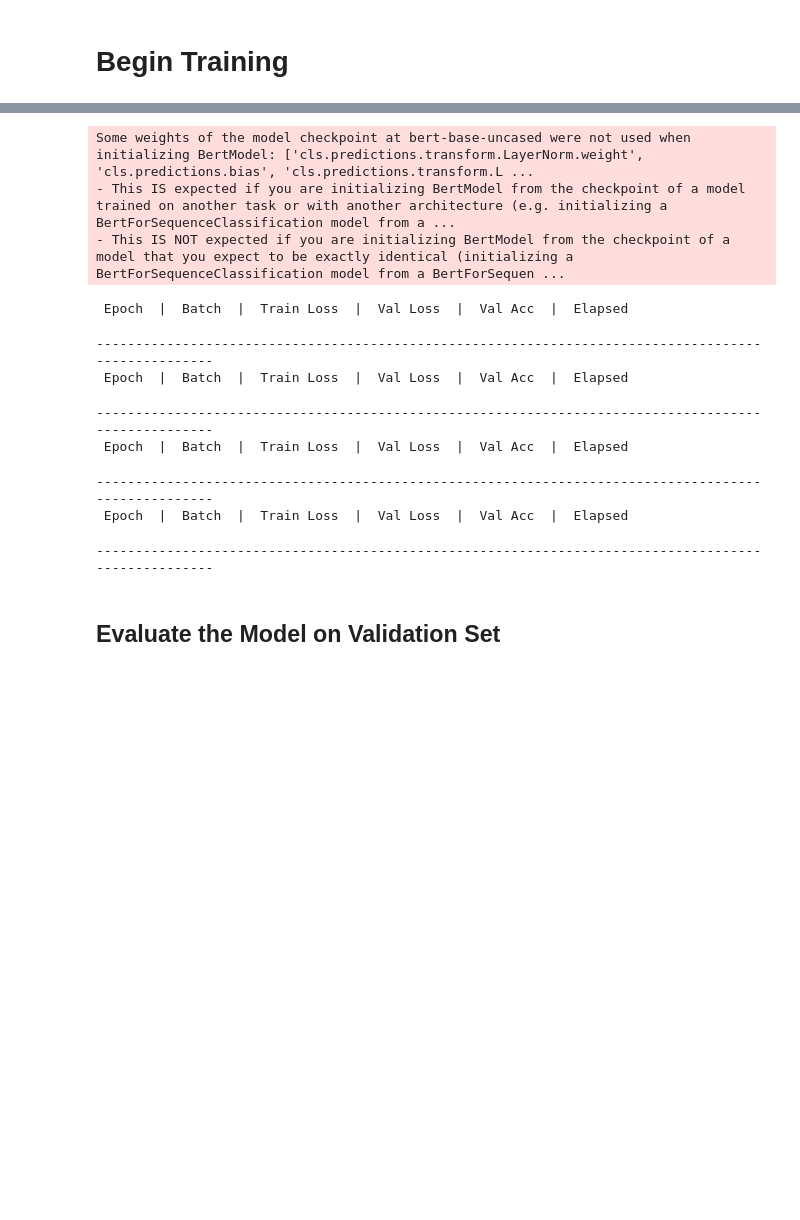
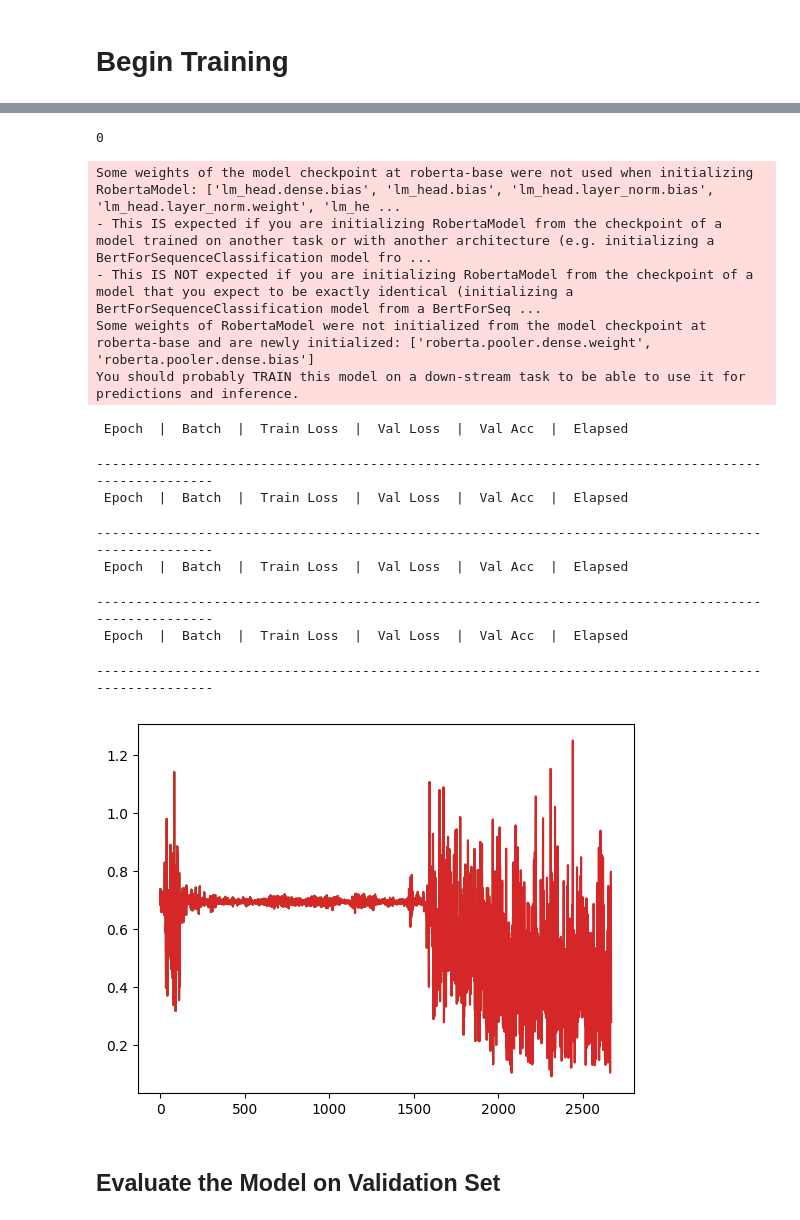
Before and after one commit to Sam-Malta/Gun-Control-Sentiment-Analysis, a Jupyter notebook: normal_twitter_sentiment_test.ipynb, the cells around one changed output, grey strips where cells are left out. Drawn from its saved outputs; the diff is of its cells as text; code cells hidden in the pictures; blank space fills up the shorter version.

```diff
--- a/normal_twitter_sentiment_test.ipynb
+++ b/normal_twitter_sentiment_test.ipynb
@@ -158,7 +159,7 @@ def preprocess_for_bert(data):
     input_ids = []
     attention_masks = []
 
-    tokenizer = BertTokenizer.from_pretrained('bert-base-uncased', do_lower_case=True)
+    tokenizer = RobertaTokenizer.from_pretrained('roberta-base', truncation=True, do_lower_case=True)
 
     for text in tqdm(data):
         # Use tokenizer.encode_plus to tokenize and encode the text
@@ -431,18 +433,30 @@ gc.collect()
+# %%
+#del bert_classifier, optimizer, scheduler
+torch.cuda.empty_cache()
+gc.collect()
+
+# Clear memory
+# %% [output]
+0
 # %%
-bert_classifer, optimizer, scheduler = init_model(epochs=4)
-train(bert_classifer, optimizer, scheduler, epochs=4)
+num_epochs = 4
+bert_classifier, optimizer, scheduler = init_model(epochs=num_epochs)
+train(bert_classifier, optimizer, scheduler, epochs=num_epochs)
 # %% [output]
-Some weights of the model checkpoint at bert-base-uncased were not used when initializing BertModel: ['cls.predictions.transform.LayerNorm.weight', 'cls.predictions.bias', 'cls.predictions.transform.L ...
-- This IS expected if you are initializing BertModel from the checkpoint of a model trained on another task or with another architecture (e.g. initializing a BertForSequenceClassification model from a ...
-- This IS NOT expected if you are initializing BertModel from the checkpoint of a model that you expect to be exactly identical (initializing a BertForSequenceClassification model from a BertForSequen ...
+Some weights of the model checkpoint at roberta-base were not used when initializing RobertaModel: ['lm_head.dense.bias', 'lm_head.bias', 'lm_head.layer_norm.bias', 'lm_head.layer_norm.weight', 'lm_he ...
+- This IS expected if you are initializing RobertaModel from the checkpoint of a model trained on another task or with another architecture (e.g. initializing a BertForSequenceClassification model fro ...
+- This IS NOT expected if you are initializing RobertaModel from the checkpoint of a model that you expect to be exactly identical (initializing a BertForSequenceClassification model from a BertForSeq ...
+Some weights of RobertaModel were not initialized from the model checkpoint at roberta-base and are newly initialized: ['roberta.pooler.dense.weight', 'roberta.pooler.dense.bias']
+You should probably TRAIN this model on a down-stream task to be able to use it for predictions and inference.
  Epoch  |  Batch  |  Train Loss  |  Val Loss  |  Val Acc  |  Elapsed
 ----------------------------------------------------------------------------------------------------
  Epoch  |  Batch  |  Train Loss  |  Val Loss  |  Val Acc  |  Elapsed
 ----------------------------------------------------------------------------------------------------
  Epoch  |  Batch  |  Train Loss  |  Val Loss  |  Val Acc  |  Elapsed
 ----------------------------------------------------------------------------------------------------
  Epoch  |  Batch  |  Train Loss  |  Val Loss  |  Val Acc  |  Elapsed
 ----------------------------------------------------------------------------------------------------
+[figure, added]
 # %% [markdown]
 ## Evaluate the Model on Validation Set
 # %%
```
Also changed, not shown: parts of 14 cells of this notebook, 5 other files.
